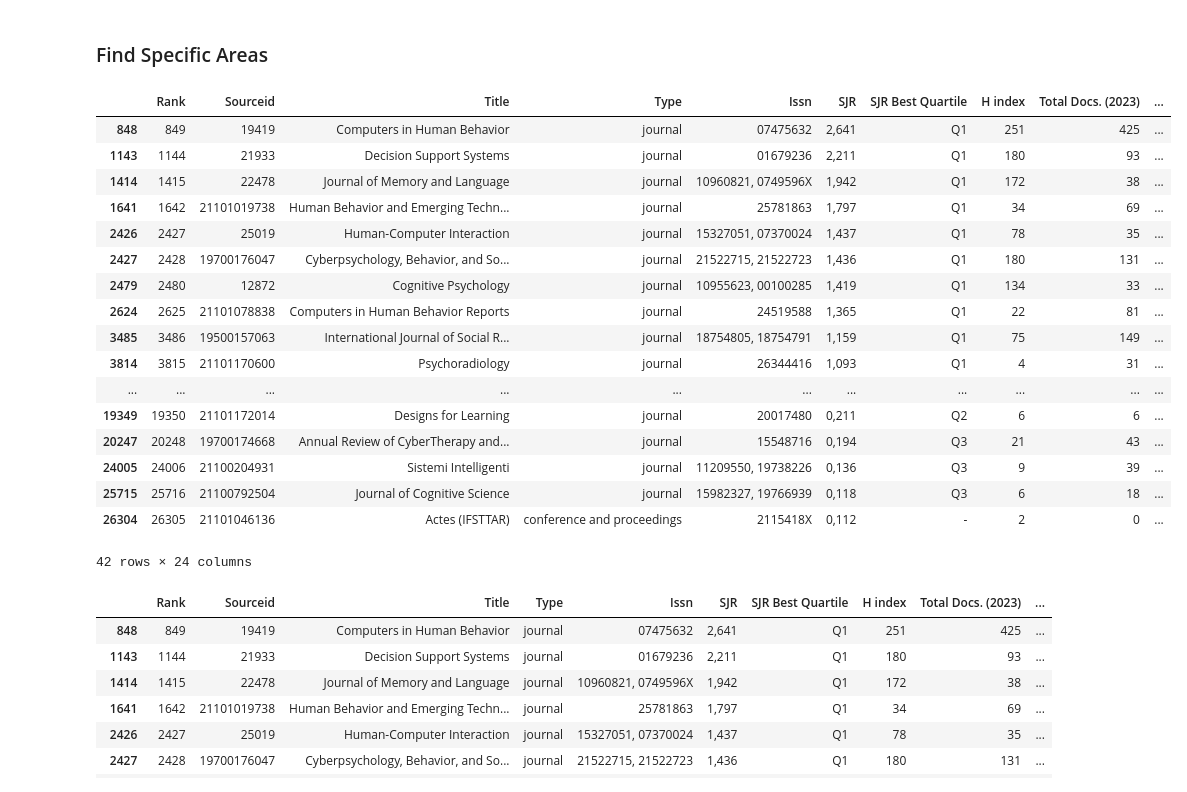
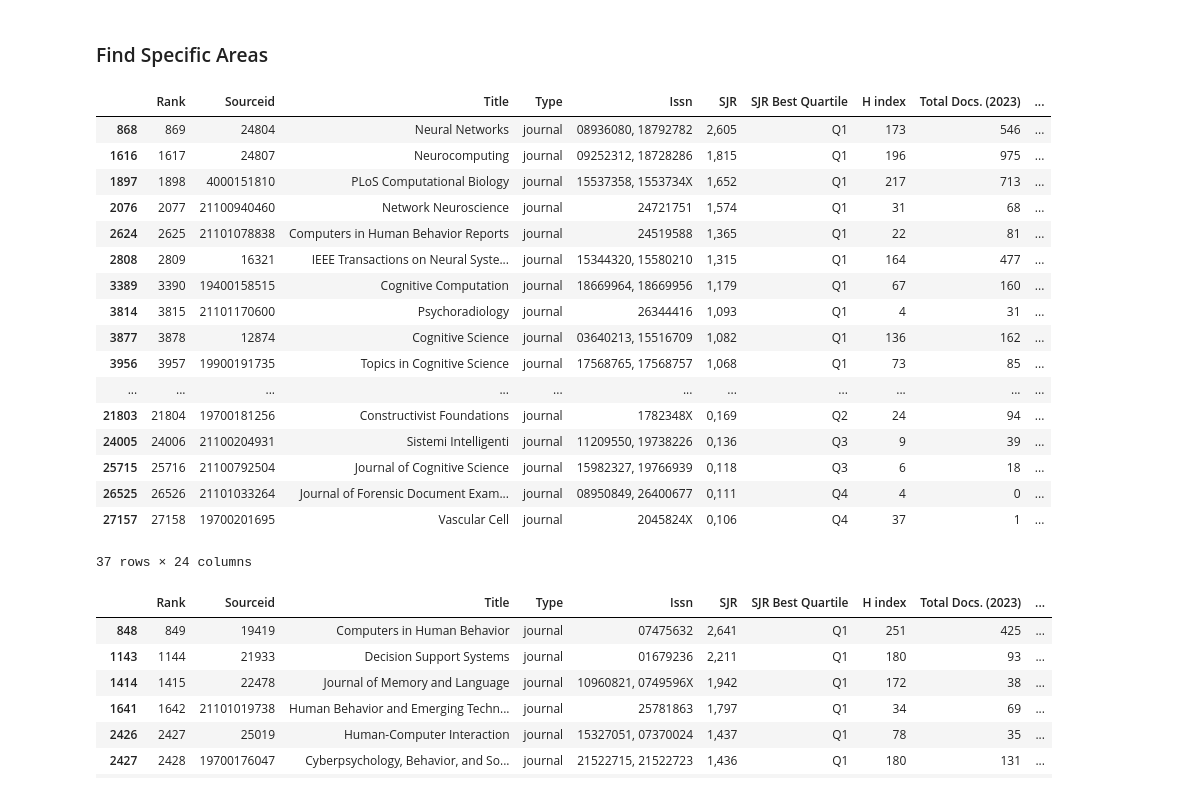
Before and after one commit to CGVGroup/pyton-quick-tools, a Jupyter notebook: bibliometrics/bibliometric_database_searching.ipynb, the cells around one changed output. Saved outputs shown, nothing was run; the diff lists cells and outputs as text; code cells hidden in the pictures.

Commit message:
added also neuroscience to multidisciplinary analysis

```diff
--- a/bibliometrics/bibliometric_database_searching.ipynb
+++ b/bibliometrics/bibliometric_database_searching.ipynb
@@ -4,7 +4,7 @@ import re
 # %% [markdown]
 # Scimago
 # %%
-scimago_db_file_path = "C:\\Users\\edmond\\Downloads\\scimagojr 2023.csv"
+scimago_db_file_path = "C:\\Users\\franc\Downloads\\scimagojr 2023.csv"
 scimago_db_df = pd.read_csv(scimago_db_file_path, delimiter=';')
 scimago_db_df
 # %% [output]
@@ -55,29 +55,29 @@ areas_to_categories = {
 # %%
 # Assuming your dataframe is named scimago_db_df
 filtered_df = scimago_db_df[scimago_db_df['Areas'].str.contains('Computer Science') &
-                            scimago_db_df['Areas'].str.contains('Psychology')]
+                            scimago_db_df['Areas'].str.contains('Neuroscience')]
 
 # Display the filtered dataframe
 filtered_df
 # %% [output]
 |  | Rank | Sourceid | Title | Type | Issn | SJR | SJR Best Quartile | H index | Total Docs. (2023) | ... |
-| 848 | 849 | 19419 | Computers in Human Behavior | journal | 07475632 | 2,641 | Q1 | 251 | 425 | ... |
-| 1143 | 1144 | 21933 | Decision Support Systems | journal | 01679236 | 2,211 | Q1 | 180 | 93 | ... |
-| 1414 | 1415 | 22478 | Journal of Memory and Language | journal | 10960821, 0749596X | 1,942 | Q1 | 172 | 38 | ... |
-| 1641 | 1642 | 21101019738 | Human Behavior and Emerging Techn... | journal | 25781863 | 1,797 | Q1 | 34 | 69 | ... |
-| 2426 | 2427 | 25019 | Human-Computer Interaction | journal | 15327051, 07370024 | 1,437 | Q1 | 78 | 35 | ... |
-| 2427 | 2428 | 19700176047 | Cyberpsychology, Behavior, and So... | journal | 21522715, 21522723 | 1,436 | Q1 | 180 | 131 | ... |
-| 2479 | 2480 | 12872 | Cognitive Psychology | journal | 10955623, 00100285 | 1,419 | Q1 | 134 | 33 | ... |
+| 868 | 869 | 24804 | Neural Networks | journal | 08936080, 18792782 | 2,605 | Q1 | 173 | 546 | ... |
+| 1616 | 1617 | 24807 | Neurocomputing | journal | 09252312, 18728286 | 1,815 | Q1 | 196 | 975 | ... |
+| 1897 | 1898 | 4000151810 | PLoS Computational Biology | journal | 15537358, 1553734X | 1,652 | Q1 | 217 | 713 | ... |
+| 2076 | 2077 | 21100940460 | Network Neuroscience | journal | 24721751 | 1,574 | Q1 | 31 | 68 | ... |
 | 2624 | 2625 | 21101078838 | Computers in Human Behavior Reports | journal | 24519588 | 1,365 | Q1 | 22 | 81 | ... |
-| 3485 | 3486 | 19500157063 | International Journal of Social R... | journal | 18754805, 18754791 | 1,159 | Q1 | 75 | 149 | ... |
+| 2808 | 2809 | 16321 | IEEE Transactions on Neural Syste... | journal | 15344320, 15580210 | 1,315 | Q1 | 164 | 477 | ... |
+| 3389 | 3390 | 19400158515 | Cognitive Computation | journal | 18669964, 18669956 | 1,179 | Q1 | 67 | 160 | ... |
 | 3814 | 3815 | 21101170600 | Psychoradiology | journal | 26344416 | 1,093 | Q1 | 4 | 31 | ... |
+| 3877 | 3878 | 12874 | Cognitive Science | journal | 03640213, 15516709 | 1,082 | Q1 | 136 | 162 | ... |
+| 3956 | 3957 | 19900191735 | Topics in Cognitive Science | journal | 17568765, 17568757 | 1,068 | Q1 | 73 | 85 | ... |
 | ... | ... | ... | ... | ... | ... | ... | ... | ... | ... | ... |
-| 19349 | 19350 | 21101172014 | Designs for Learning | journal | 20017480 | 0,211 | Q2 | 6 | 6 | ... |
-| 20247 | 20248 | 19700174668 | Annual Review of CyberTherapy and... | journal | 15548716 | 0,194 | Q3 | 21 | 43 | ... |
+| 21803 | 21804 | 19700181256 | Constructivist Foundations | journal | 1782348X | 0,169 | Q2 | 24 | 94 | ... |
 | 24005 | 24006 | 21100204931 | Sistemi Intelligenti | journal | 11209550, 19738226 | 0,136 | Q3 | 9 | 39 | ... |
 | 25715 | 25716 | 21100792504 | Journal of Cognitive Science | journal | 15982327, 19766939 | 0,118 | Q3 | 6 | 18 | ... |
-| 26304 | 26305 | 21101046136 | Actes (IFSTTAR) | conference and proceedings | 2115418X | 0,112 | - | 2 | 0 | ... |
+| 26525 | 26526 | 21101033264 | Journal of Forensic Document Exam... | journal | 08950849, 26400677 | 0,111 | Q4 | 4 | 0 | ... |
+| 27157 | 27158 | 19700201695 | Vascular Cell | journal | 2045824X | 0,106 | Q4 | 37 | 1 | ... |
-42 rows × 24 columns
+37 rows × 24 columns
 # %%
 quartile_rank = {"Q1": 1, "Q2": 2, "Q3": 3, "Q4": 4}
 # Function to parse and extract the best quartile values for each area
```
Also changed, not shown: parts of 3 cells of this notebook.
